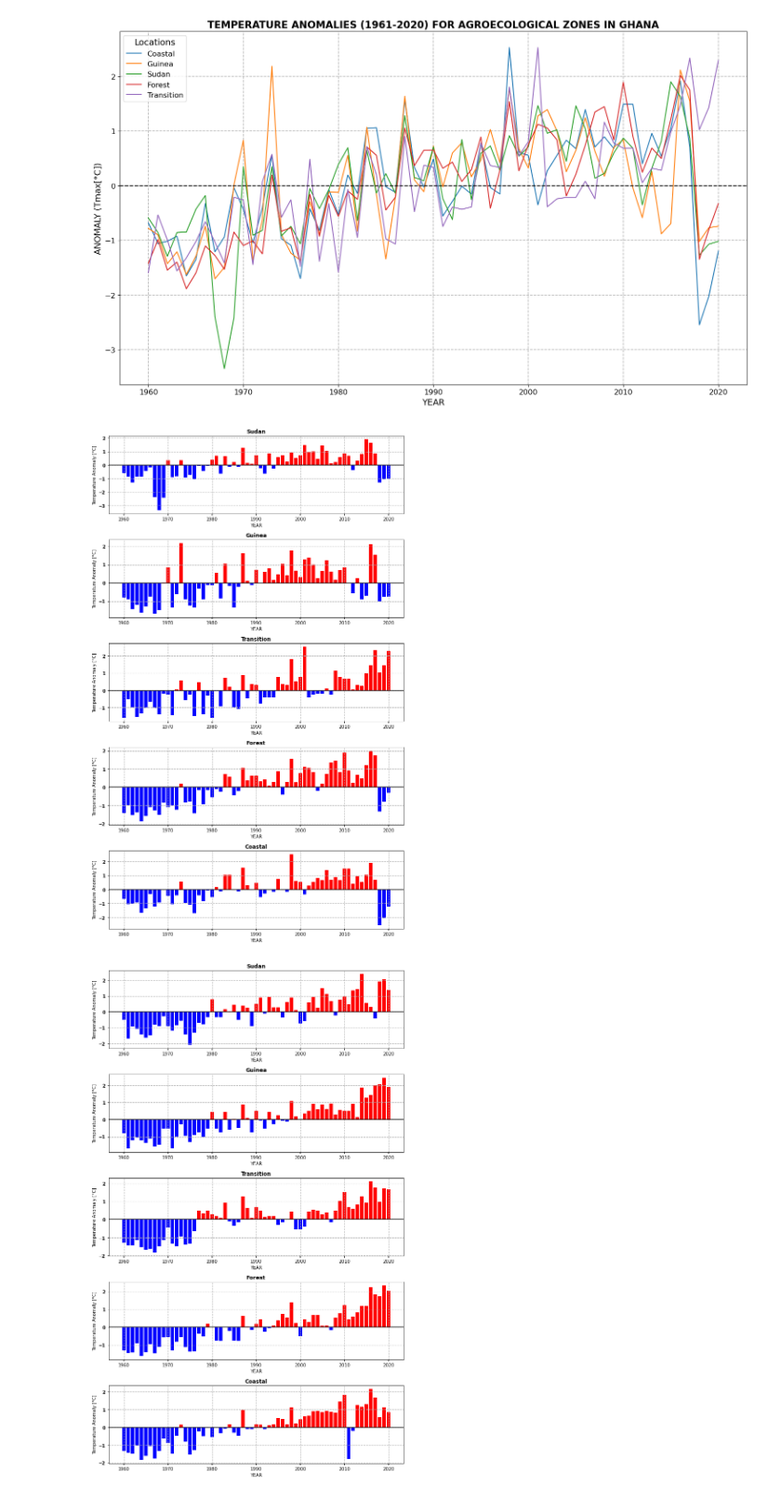
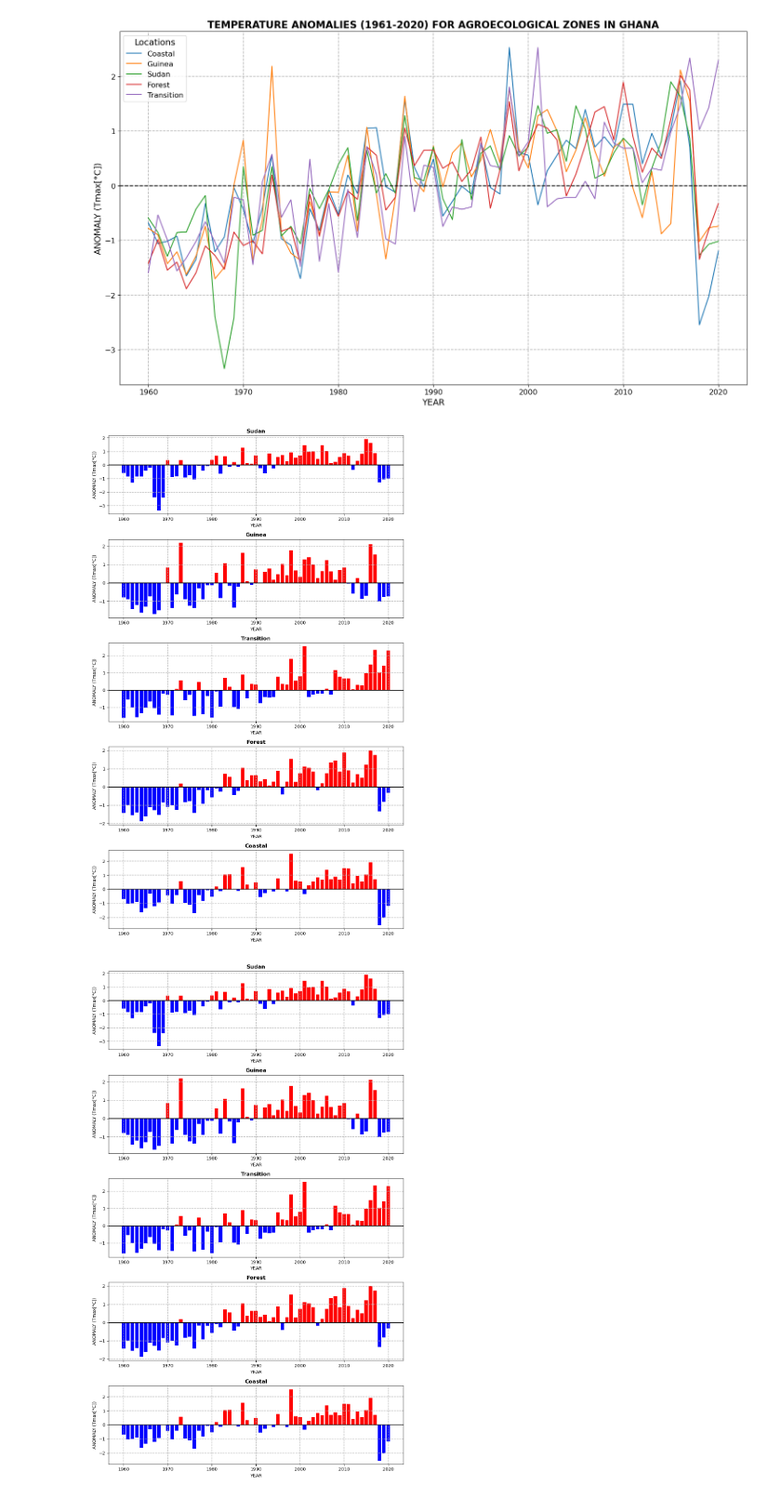
Before and after one commit to damponsah20/MAXIMUM-TEMPERATURE-ANALYSIS, a Jupyter notebook: ANOMALY_ZONES.ipynb, the cells around one changed output. Shown at 93% size. Cells and saved outputs as stored; diff of their text form; code cells hidden in the pictures.

```diff
--- a/ANOMALY_ZONES.ipynb
+++ b/ANOMALY_ZONES.ipynb
@@ -183,13 +284,8 @@ for i, (location, file_path) in enumerate(locations.items()):
     # Customize the subplot
     axes[i].set_title(f'{location}', fontweight='bold' )
     axes[i].set_xlabel('YEAR')
-    axes[i].set_ylabel('Temperature Anomaly [°C]')
+    axes[i].set_ylabel('ANOMALY (Tmax[°C])', fontsize=10)
     axes[i].grid(True,which='both', linestyle='--', linewidth=1.1)
-
-    # Make y-axis tick labels bold
-    axes[i].tick_params(axis='x', labelsize=10, labelcolor='black', width=1.5)
-    for label in axes[i].get_yticklabels():
-        label.set_fontweight('bold')
 
 # Add a subtitle to the figure
 #fig.suptitle('MAXIMUM TEMPERATURE ANOMALIES (1961-2020) FOR AGROECOLOGICAL ZONES IN GHANA', fontsize=13, fontweight='bold', y=0.97)
@@ -201,20 +297,20 @@ plt.tight_layout(rect=[0, 0, 1, 0.96])
 plt.show()
 
 # Optionally, save the entire figure
-fig.savefig('anomaly_barplots_for_Maximum.png', bbox_inches='tight', dpi=700)
+fig.savefig('anomaly_barplots_for_Maximum.png', bbox_inches='tight', dpi=500)
 # %% [output]
-[figure, old version]
+[figure, new version]
 # %%
 import pandas as pd
 import matplotlib.pyplot as plt
 
 # Define the locations and corresponding file paths
 locations = {
-    'Sudan': 'Sudan_1960_2020_dTn_complete.txt',
-    'Guinea': 'Guinea_1960_2020_dTn_complete.txt',
-    'Transition': 'Transition_1960_2020_dTn_complete.txt',
-    'Forest': 'Forest_1960_2020_dTn_complete.txt',
-    'Coastal': 'Coastal_1960_2020_dTn_complete.txt'
+    'Sudan': 'Sudan_1960_2020_dTx_complete.txt',
+    'Guinea': 'Guinea_1960_2020_dTx_complete.txt',
+    'Transition': 'Transition_1960_2020_dTx_complete.txt',
+    'Forest': 'Forest_1960_2020_dTx_complete.txt',
+    'Coastal': 'Coastal_1960_2020_dTx_complete.txt'
 
     # 'Tamale': 'Tamale_1960_2020_dTx_complete.txt'
 }
@@ -243,40 +339,35 @@ def calculate_standardized_anomaly(file_path):
 fig, axes = plt.subplots(nrows=5, ncols=1, figsize=(10, 17))  # 5 rows, 1 column
 axes = axes.flatten()  # Flatten the axes array for easy iteration
 
 # Loop through each location and calculate the standardized anomaly
 for i, (location, file_path) in enumerate(locations.items()):
     data = calculate_standardized_anomaly(file_path)
 
     # Determine colors for the bars based on anomaly values
     colors = ['red' if val > 0 else 'blue' for val in data['standardized_anomaly']]
 
     # Plotting as bar plot on the respective subplot
     axes[i].bar(data['year'], data['standardized_anomaly'], color=colors, label=f'{location}')
 
     # Adding a horizontal line at y=0
     axes[i].axhline(0, color='black',  linewidth=1.5)
 
     # Customize the subplot
-    # Customize the subplot
     axes[i].set_title(f'{location}', fontweight='bold' )
     axes[i].set_xlabel('YEAR')
-    axes[i].set_ylabel('Temperature Anomaly [°C]')
+    axes[i].set_ylabel('ANOMALY (Tmax[°C])', fontsize=10)
     axes[i].grid(True,which='both', linestyle='--', linewidth=1.1)
 
-    # Make y-axis tick labels bold
-    axes[i].tick_params(axis='x', labelsize=10, labelcolor='black', width=1.5)
-    for label in axes[i].get_yticklabels():
-        label.set_fontweight('bold')
-
 # Add a subtitle to the figure
-#fig.suptitle('MAXIMUM TEMPERATURE ANOMALIES (1961-2020) FOR AGROECOLOGICAL ZONES IN GHANA', fontsize=13, fontweight='bold', y=0.97)
+#fig.suptitle('MINIMUM TEMPERATURE ANOMALIES (1961-2020) FOR AGROECOLOGICAL ZONES IN GHANA', fontsize=13, fontweight='bold', y=0.97)
 
 # Adjust layout to avoid overlap
 plt.tight_layout(rect=[0, 0, 1, 0.96])
+
 # Show the final figure with subplots
 plt.show()
 
 # Optionally, save the entire figure
-fig.savefig('anomaly_barplots_for_Minimum.png', bbox_inches='tight', dpi=700)
+fig.savefig('anomaly_barplots_for_Minimum.png', bbox_inches='tight', dpi=500)
 # %% [output]
-[figure, old version]
+[figure, new version]
```
Also changed, not shown: parts of 7 cells of this notebook.
